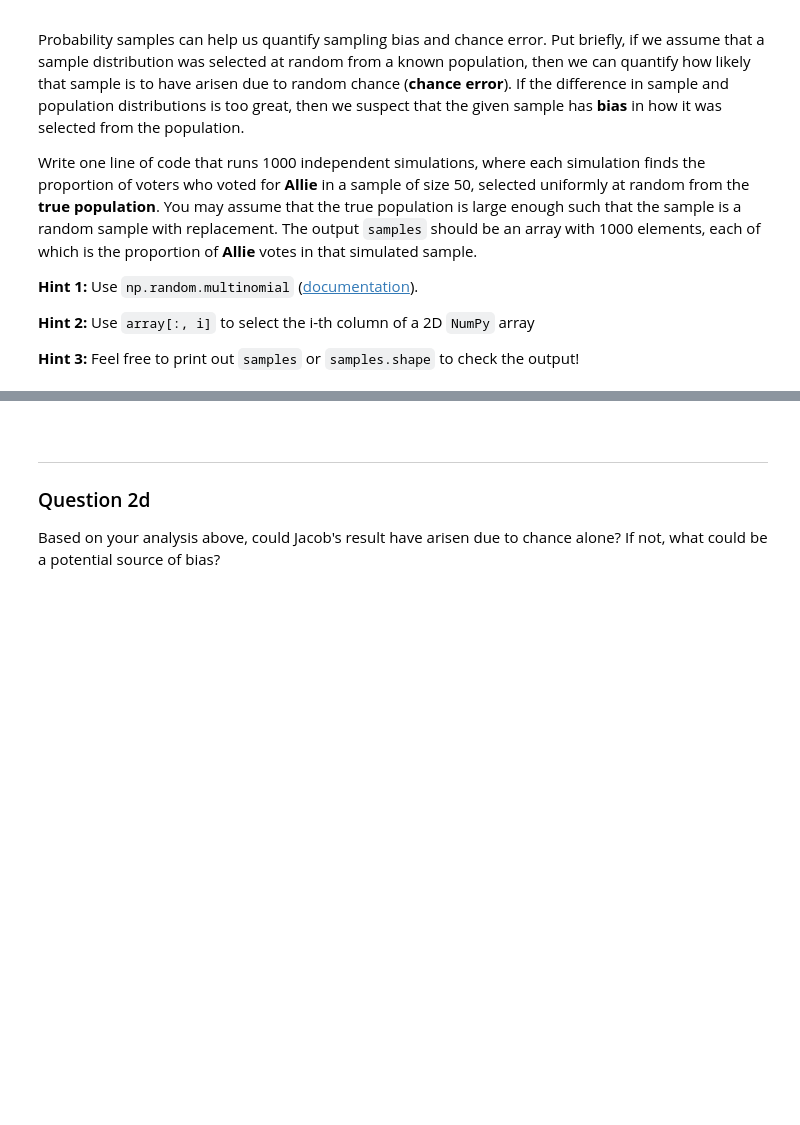
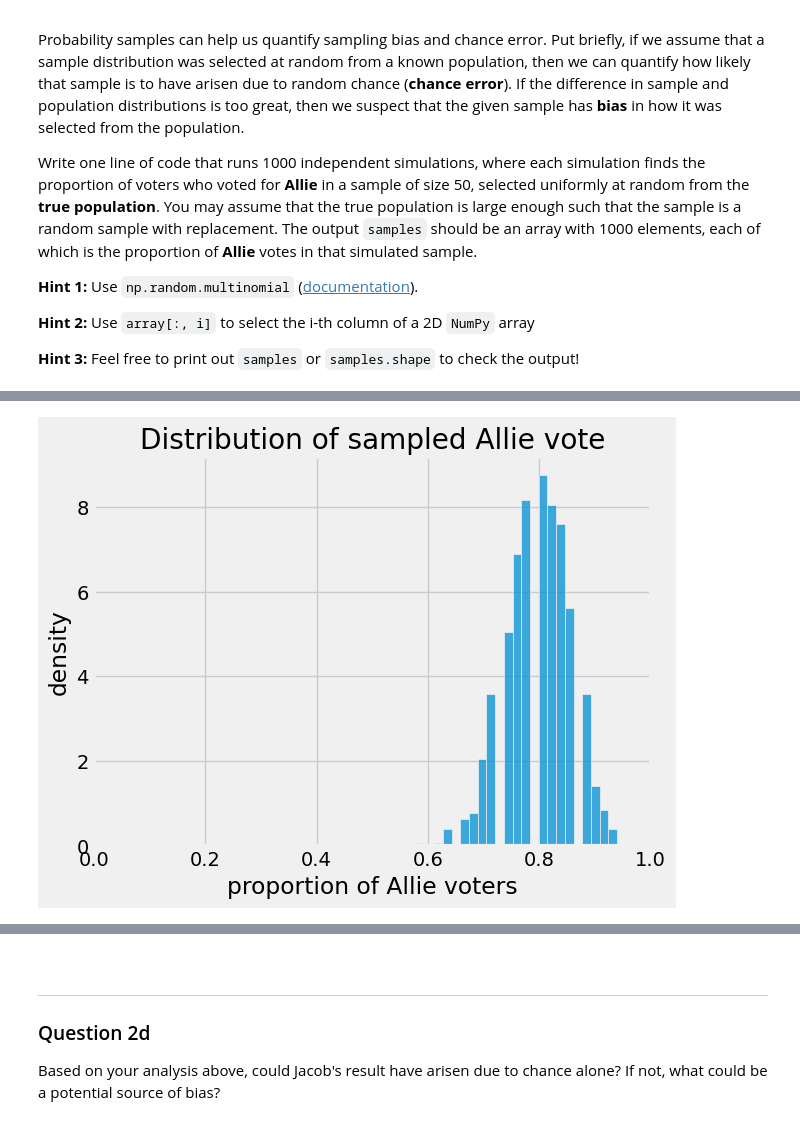
Before and after one commit to GhostLazy/Data100, a Jupyter notebook: su24-materials-main/hw/hw06/hw06.ipynb, the cells around one changed output, grey strips where cells are left out. Cells and saved outputs as stored; diff of their text form; code cells hidden in the pictures; blank space fills up the shorter version.

```diff
--- a/su24-materials-main/hw/hw06/hw06.ipynb
+++ b/su24-materials-main/hw/hw06/hw06.ipynb
@@ -239,0 +251,3 @@ samples[:5]
+# %%
+samples = np.random.multinomial(50, [0.12, 0.8, 0.08], 1000)[:, 1] / 50
+samples[:5]
@@ -260,3 +275,12 @@ plt.show()
+# %%
+sns.histplot(samples, stat="density")
+plt.xlim(0.0, 1.0)
+plt.xlabel("proportion of Allie voters")
+plt.ylabel("density")
+plt.title("Distribution of sampled Allie vote")
+plt.show()
+# %% [output]
+[figure, added]
 # %% [markdown]
 <!-- END QUESTION -->
 
```
Also changed, not shown: parts of 21 cells of this notebook, 2 other files.
